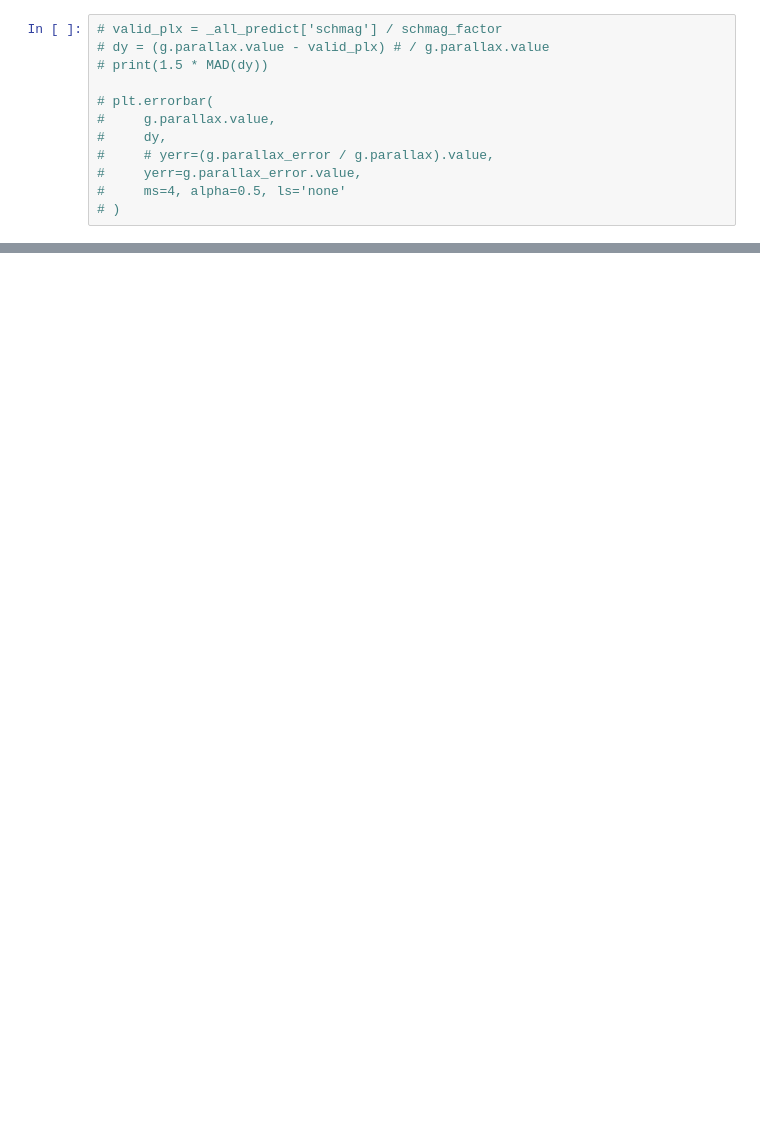
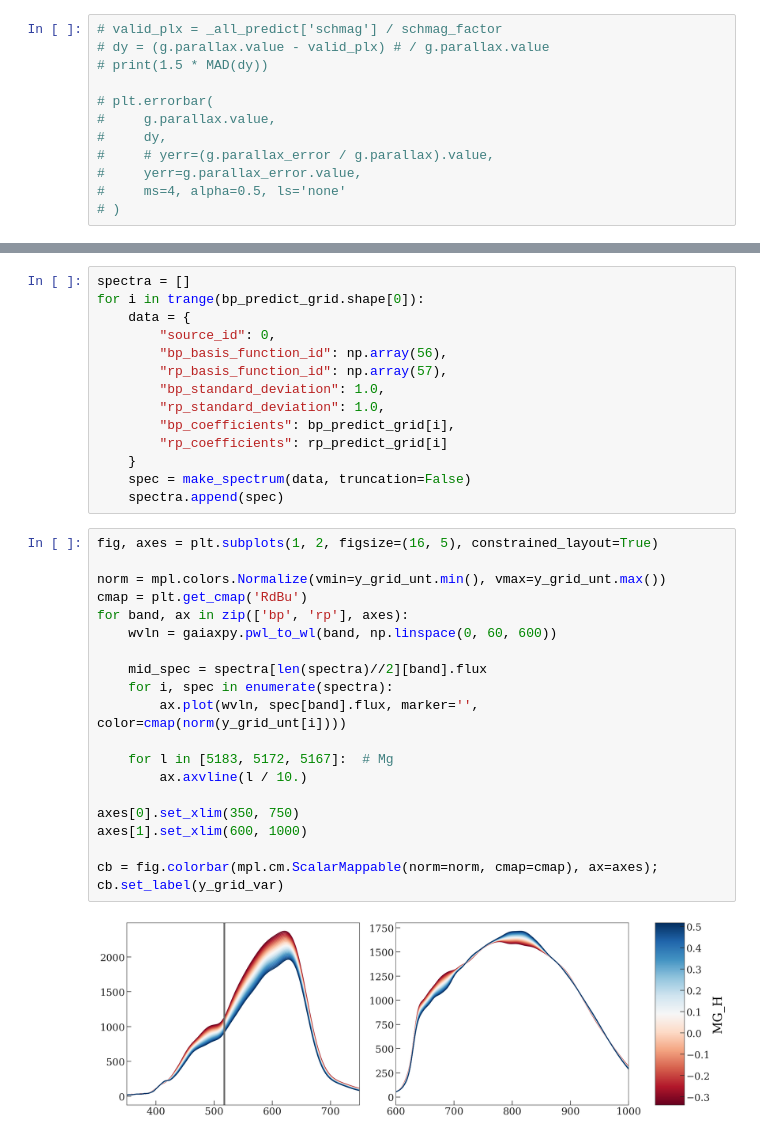
Before and after one commit to adrn/local-linear-lvm-xp, a Jupyter notebook: notebooks/Linear-LVM-neighborhoods.ipynb, the cells around one changed output, grey strips where cells are left out. Drawn from its saved outputs; the diff is of its cells as text; blank space fills up the shorter version.

```diff
--- a/notebooks/Linear-LVM-neighborhoods.ipynb
+++ b/notebooks/Linear-LVM-neighborhoods.ipynb
@@ -591,0 +585,36 @@ X_predict_grid = llvm.predict_X(
+# %%
+spectra = []
+for i in trange(bp_predict_grid.shape[0]):
+    data = {
+        "source_id": 0,
+        "bp_basis_function_id": np.array(56),
+        "rp_basis_function_id": np.array(57),
+        "bp_standard_deviation": 1.0,
+        "rp_standard_deviation": 1.0,
+        "bp_coefficients": bp_predict_grid[i],
+        "rp_coefficients": rp_predict_grid[i]
+    }
+    spec = make_spectrum(data, truncation=False)
+    spectra.append(spec)
+# %%
+fig, axes = plt.subplots(1, 2, figsize=(16, 5), constrained_layout=True)
+
+norm = mpl.colors.Normalize(vmin=y_grid_unt.min(), vmax=y_grid_unt.max())
+cmap = plt.get_cmap('RdBu')
+for band, ax in zip(['bp', 'rp'], axes):
+    wvln = gaiaxpy.pwl_to_wl(band, np.linspace(0, 60, 600))
+
+    mid_spec = spectra[len(spectra)//2][band].flux
+    for i, spec in enumerate(spectra):
+        ax.plot(wvln, spec[band].flux, marker='', color=cmap(norm(y_grid_unt[i])))
+
+    for l in [5183, 5172, 5167]:  # Mg
+        ax.axvline(l / 10.)
+
+axes[0].set_xlim(350, 750)
+axes[1].set_xlim(600, 1000)
+
+cb = fig.colorbar(mpl.cm.ScalarMappable(norm=norm, cmap=cmap), ax=axes);
+cb.set_label(y_grid_var)
+# %% [output]
+[figure, added]
```
Also changed, not shown: parts of 28 cells of this notebook.
